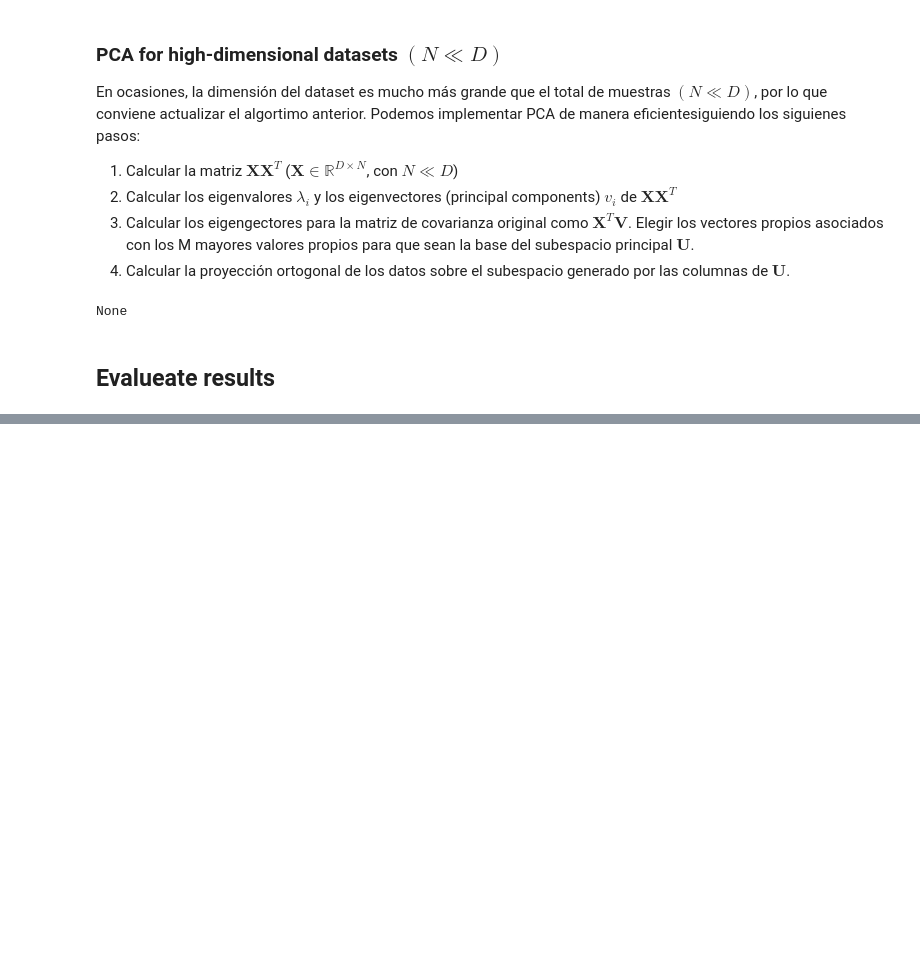
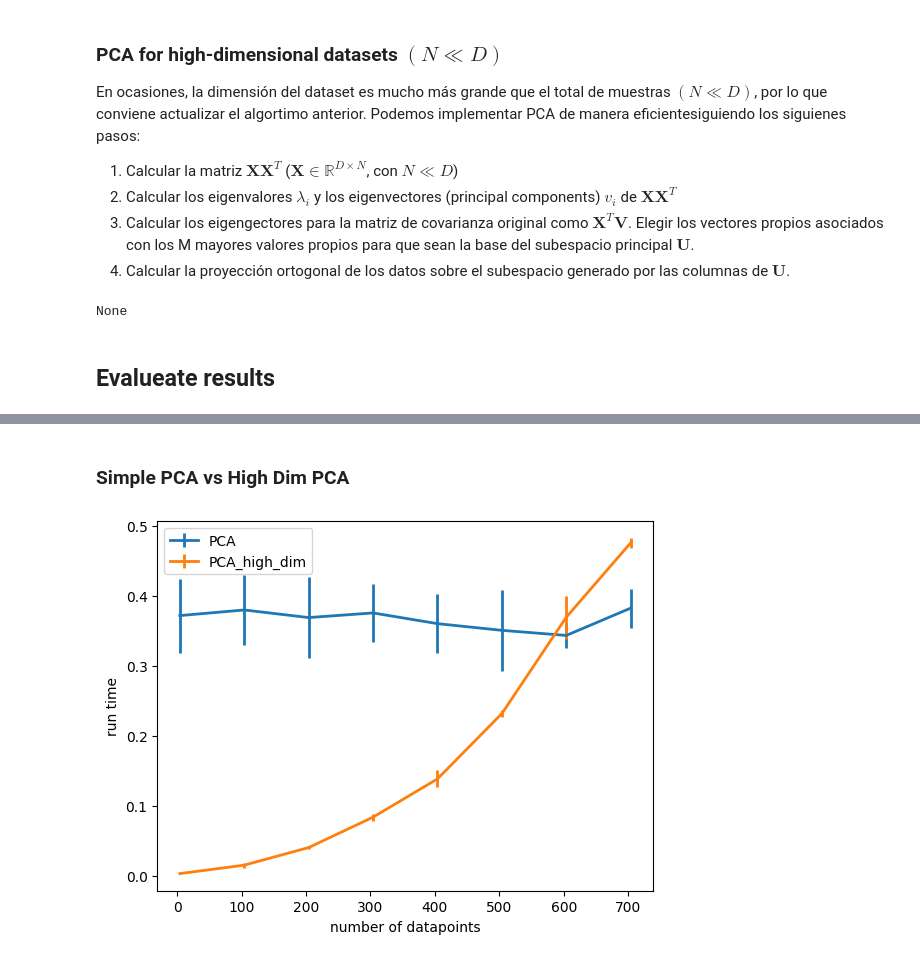
Before and after one commit to isaultirado77/dim-reduction-pca, a Jupyter notebook: pca_learning_notebook.ipynb, the cells around one changed output, grey strips where cells are left out. Cells and saved outputs as stored; diff of their text form; code cells hidden in the pictures; blank space fills up the shorter version.

```diff
--- a/pca_learning_notebook.ipynb
+++ b/pca_learning_notebook.ipynb
@@ -248,7 +243,7 @@ def PCA_high_dim(X: np.ndarray, ncomponents: int):
     U = (X.T @ (eig_vecs))
     reconst = np.zeros((N, D))
     reconst = ((U @ np.linalg.inv(U.T @ U) @ U.T) @ X.T).T
-    return answer
+    return reconst
 # %%
 print(np.testing.assert_almost_equal(PCA(X_b, 2), PCA_high_dim(X_b, 2)))
 # %% [output]
@@ -288,0 +284,2 @@ from ipywidgets import interact
+# %% [markdown]
+### Simple PCA vs High Dim PCA
@@ -288,0 +288,34 @@ from ipywidgets import interact
+# %%
+def time(f, repeat=10):
+    """Function go get the running time of a external function. """
+    times = []
+    for _ in range(repeat):
+        start = timeit.default_timer()
+        f()
+        stop = timeit.default_timer()
+        times.append(stop - start)
+    return np.mean(times), np.std(times)
+# %%
+times0 = []
+times1 = []
+
+# iterate over datasets of different size
+for datasetsize in np.arange(4, 784, step=100):
+    XX = X_b[:datasetsize]
+    npc = 2
+    mu, sigma = time(lambda : PCA(XX, npc), repeat=10)
+    times0.append((datasetsize, mu, sigma))
+
+    mu, sigma = time(lambda : PCA_high_dim(XX, npc), repeat=10)
+    times1.append((datasetsize, mu, sigma))
+
+times0 = np.asarray(times0)
+times1 = np.asarray(times1)
+# %%
+fig, ax = plt.subplots()
+ax.set(xlabel='number of datapoints', ylabel='run time')
+ax.errorbar(times0[:, 0], times0[:, 1], times0[:, 2], label="PCA", linewidth=2)
+ax.errorbar(times1[:, 0], times1[:, 1], times1[:, 2], label="PCA_high_dim", linewidth=2)
+ax.legend();
+# %% [output]
+[figure, added]
```
Also changed, not shown: parts of 12 cells of this notebook, 3 other files.
